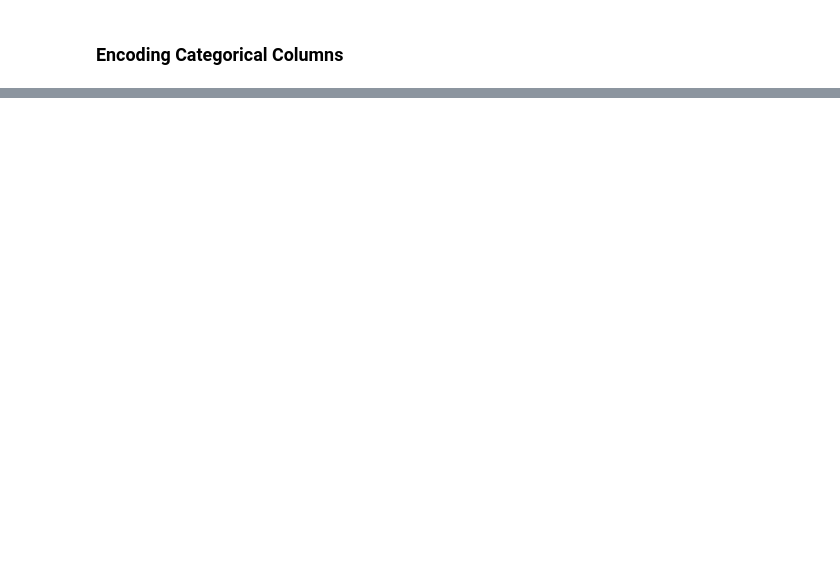
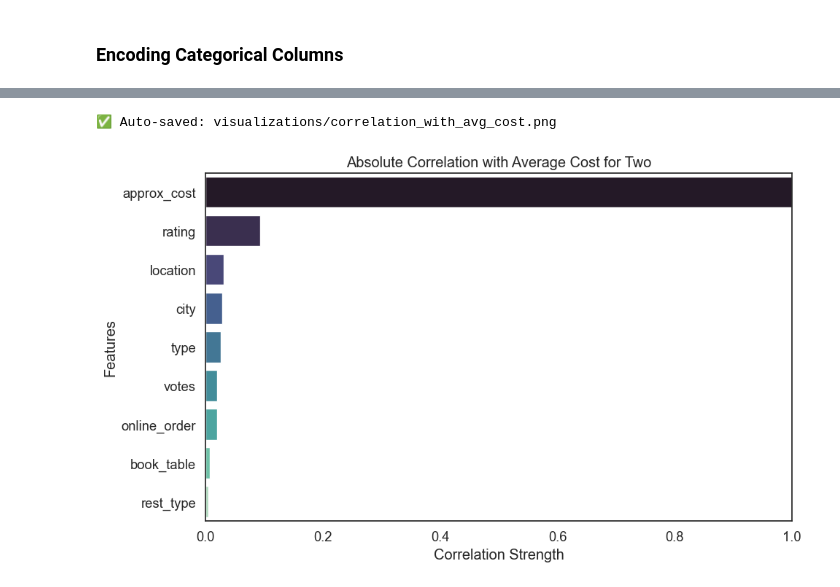
Before and after one commit to bhavbooks/Zomato-Restaurants-Rating-Prediction-, a Jupyter notebook: src/preprocessing.ipynb, the cells around one changed output, grey strips where cells are left out. Drawn from its saved outputs; the diff is of its cells as text; code cells hidden in the pictures; blank space fills up the shorter version.

```diff
--- a/src/preprocessing.ipynb
+++ b/src/preprocessing.ipynb
@@ -583,0 +698,17 @@ new_df.head()
+# %%
+## Another visualization for correlation with avg cost
+correlation_with_avg_price = new_df.corr().loc[:, 'approx_cost'].abs().sort_values(ascending=False)
+
+# Plot as horizontal bar chart for readability
+plt.figure(figsize=(10, 6))
+sns.barplot(x=correlation_with_avg_price.values, y=correlation_with_avg_price.index, palette='mako')
+
+plt.title('Absolute Correlation with Average Cost for Two')
+plt.xlabel('Correlation Strength')
+plt.ylabel('Features')
+plt.xlim(0, 1)  # Correlation ranges from 0 to 1 after abs()
+plt.tight_layout()
+plt.show("correlation_with_avg_cost")
+# %% [output]
+✅ Auto-saved: visualizations/correlation_with_avg_cost.png
+[figure, added]
```
Also changed, not shown: parts of 35 cells of this notebook, 32 other files.
